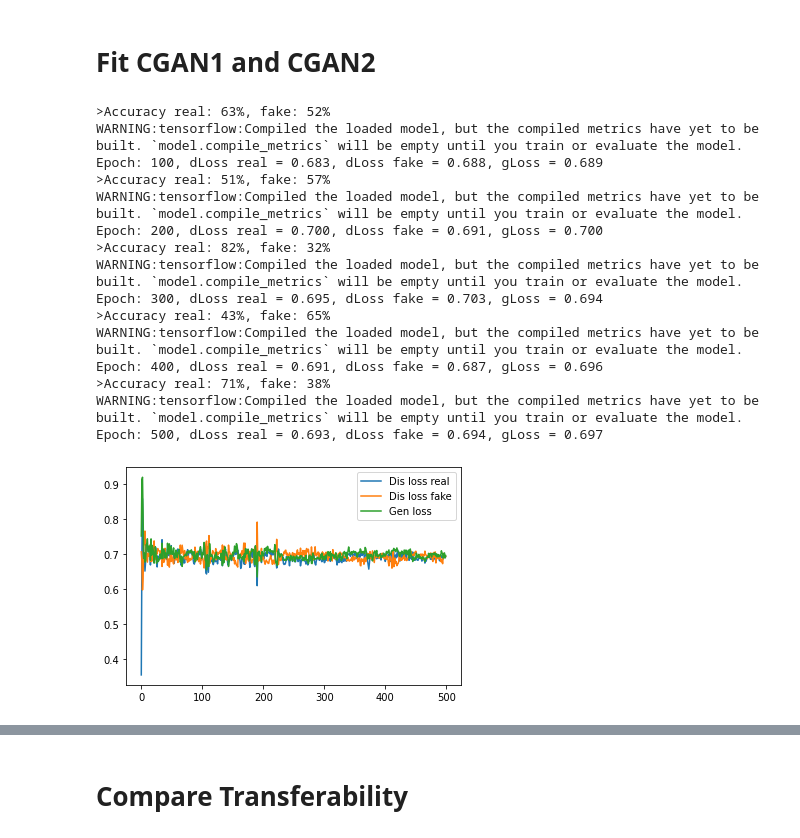
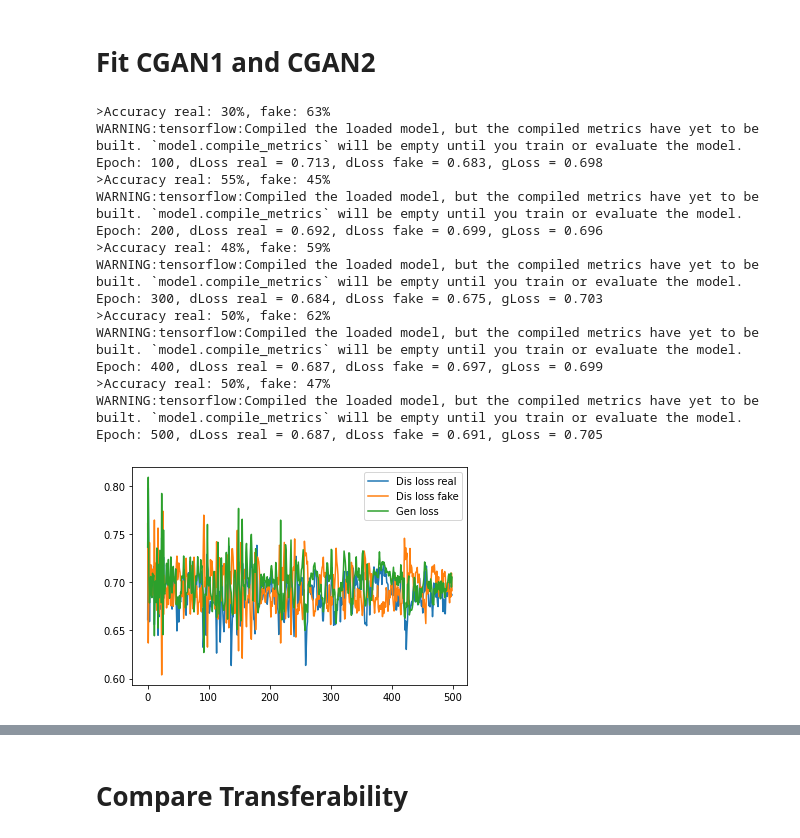
Before and after one commit to mz-zarei/CGAN-EB, a Jupyter notebook: CGAN_transferability.ipynb, the cells around one changed output, grey strips where cells are left out. Saved outputs shown, nothing was run; the diff lists cells and outputs as text; code cells hidden in the pictures.

```diff
--- a/CGAN_transferability.ipynb
+++ b/CGAN_transferability.ipynb
@@ -267,14 +267,22 @@ def CURE(df, ax, x_label, plot_label, ls='-', y_name='Obs', x='Fmaj', y_pred='y_
 # %% [markdown]
 # **Load Crash Data Sets**
 # %%
-# Read df1 = Peel crash data set
-df1 = pd.read_excel('/content/Peel_Python_Data.xlsx')
-df1 = df1[['Group', 'Year', 'Fmaj', 'Fmin', 'FI']].copy()
-df1 = df1[df1['Year'] > 2013]         # four years
-df1 = df1[df1['Group'] == 1]          # group 1
+# Read df1: Peel crash data set
+df_Peel = pd.read_excel('/content/Peel_Python_Data.xlsx')
+df_Peel = df_Peel[['Group', 'Year', 'Fmaj', 'Fmin', 'FI']].copy()
+df_Peel = df_Peel[(df_Peel['Group'] == 1)]                                  # group 1
+
+df1 = df_Peel[(df_Peel['Year'] >= 2010)&(df_Peel['Year'] < 2014)]           # first four years
+df1_test = df_Peel[(df_Peel['Year'] >= 2014)&(df_Peel['Year'] < 2018)]      # second four years
+
 
 df1['log_Fmaj'] = np.log(df1['Fmaj'])
 df1['log_Fmin'] = np.log(df1['Fmin'])
-df1.describe()
+
+df1_test['log_Fmaj'] = np.log(df1_test['Fmaj'])
+df1_test['log_Fmin'] = np.log(df1_test['Fmin'])
+
+display(df1.describe().round(1))
+display(df1_test.describe().round(1))
 # %% [output]
 |  | Group | Year | Fmaj | Fmin | FI | log_Fmaj | log_Fmin |
@@ -368,43 +403,43 @@ fig.savefig('CURE.pdf')
 # Sclaing feature vector
 scaler1 = StandardScaler().fit(df1[x_features])
 x_data_scaled1 = pd.DataFrame(scaler1.transform(df1[x_features]))
 x_train1 = x_data_scaled1
 y_train1 = df1[y_name]
 
 kerner_initializer = keras.initializers.he_normal(seed=seed)
 random_uniform = keras.initializers.RandomUniform(seed=seed)
 random_normal = keras.initializers.RandomNormal(seed=seed)
 latent_dim, x_size = 1, 2
 activation = "elu"
 
-gen_lr, dis_lr, gen_dec, dis_dec, n_epochs, n_batch = 0.001, 0.001, 0.001, 0.001, 500, int(100)
+gen_lr, dis_lr, gen_dec, dis_dec, n_epochs, n_batch = 0.001, 0.001, 0.001, 0.001, 500, int(75)
 
 # create the discriminator
 d_model = define_discriminator()
 # create the generator
 g_model = define_generator(latent_dim)
 # create the gan
 gan_model = define_gan(g_model, d_model)
 # load image data
 dataset = load_real_samples(x_train1,y_train1)
 # # train model
 d1_hist, d2_hist, g_hist = train(g_model, d_model, gan_model, dataset,
                                  latent_dim, n_epochs, n_batch, x_train1, name='df1')
 # %% [output]
->Accuracy real: 63%, fake: 52%
+>Accuracy real: 30%, fake: 63%
 WARNING:tensorflow:Compiled the loaded model, but the compiled metrics have yet to be built. `model.compile_metrics` will be empty until you train or evaluate the model.
-Epoch: 100, dLoss real = 0.683, dLoss fake = 0.688, gLoss = 0.689
->Accuracy real: 51%, fake: 57%
+Epoch: 100, dLoss real = 0.713, dLoss fake = 0.683, gLoss = 0.698
+>Accuracy real: 55%, fake: 45%
 WARNING:tensorflow:Compiled the loaded model, but the compiled metrics have yet to be built. `model.compile_metrics` will be empty until you train or evaluate the model.
-Epoch: 200, dLoss real = 0.700, dLoss fake = 0.691, gLoss = 0.700
->Accuracy real: 82%, fake: 32%
+Epoch: 200, dLoss real = 0.692, dLoss fake = 0.699, gLoss = 0.696
+>Accuracy real: 48%, fake: 59%
 WARNING:tensorflow:Compiled the loaded model, but the compiled metrics have yet to be built. `model.compile_metrics` will be empty until you train or evaluate the model.
-Epoch: 300, dLoss real = 0.695, dLoss fake = 0.703, gLoss = 0.694
->Accuracy real: 43%, fake: 65%
+Epoch: 300, dLoss real = 0.684, dLoss fake = 0.675, gLoss = 0.703
+>Accuracy real: 50%, fake: 62%
 WARNING:tensorflow:Compiled the loaded model, but the compiled metrics have yet to be built. `model.compile_metrics` will be empty until you train or evaluate the model.
-Epoch: 400, dLoss real = 0.691, dLoss fake = 0.687, gLoss = 0.696
->Accuracy real: 71%, fake: 38%
+Epoch: 400, dLoss real = 0.687, dLoss fake = 0.697, gLoss = 0.699
+>Accuracy real: 50%, fake: 47%
 WARNING:tensorflow:Compiled the loaded model, but the compiled metrics have yet to be built. `model.compile_metrics` will be empty until you train or evaluate the model.
-Epoch: 500, dLoss real = 0.693, dLoss fake = 0.694, gLoss = 0.697
+Epoch: 500, dLoss real = 0.687, dLoss fake = 0.691, gLoss = 0.705
-[figure, old version]
+[figure, new version]
 # %%
```
Also changed, not shown: parts of 9 cells of this notebook.
